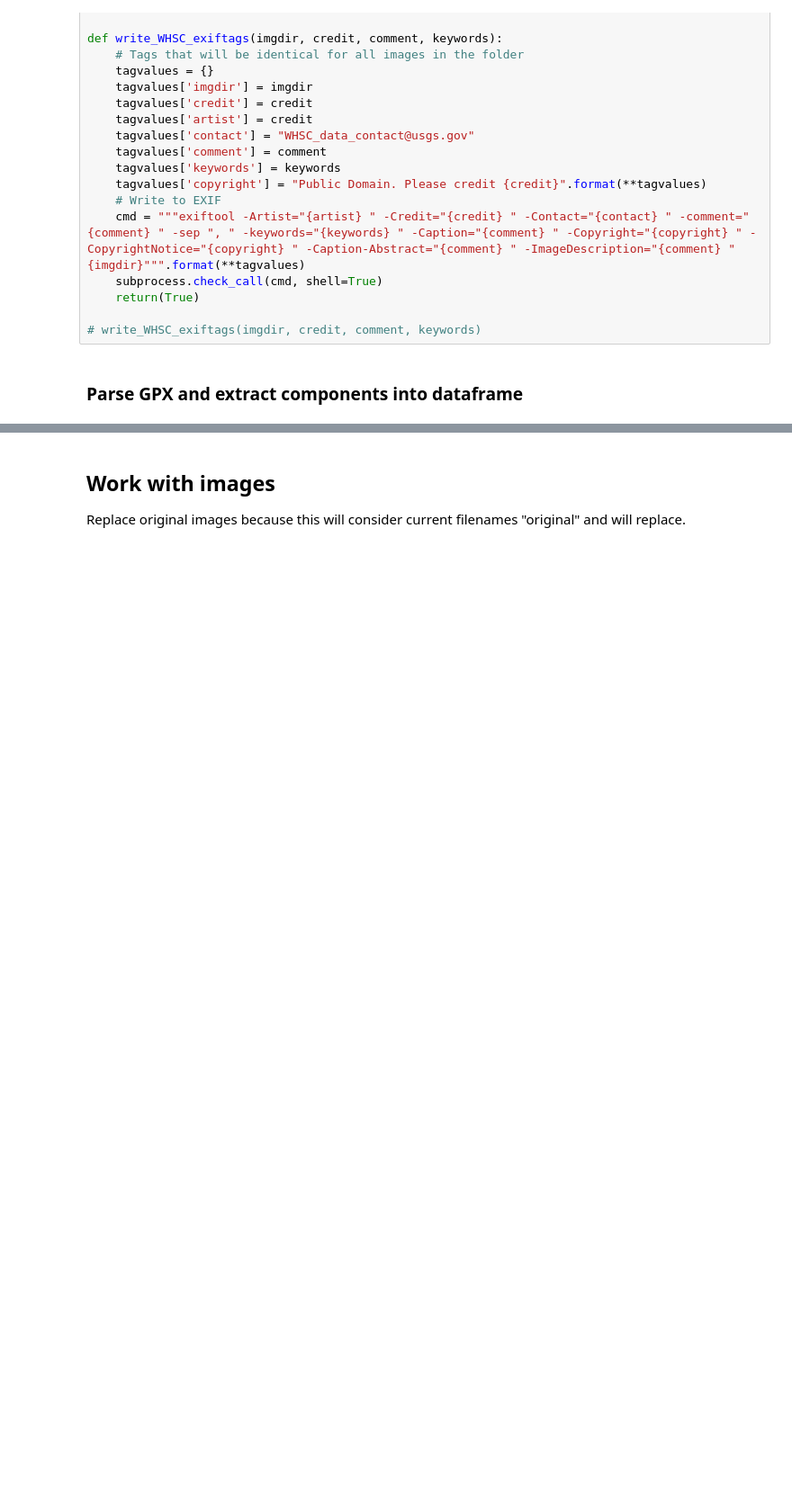
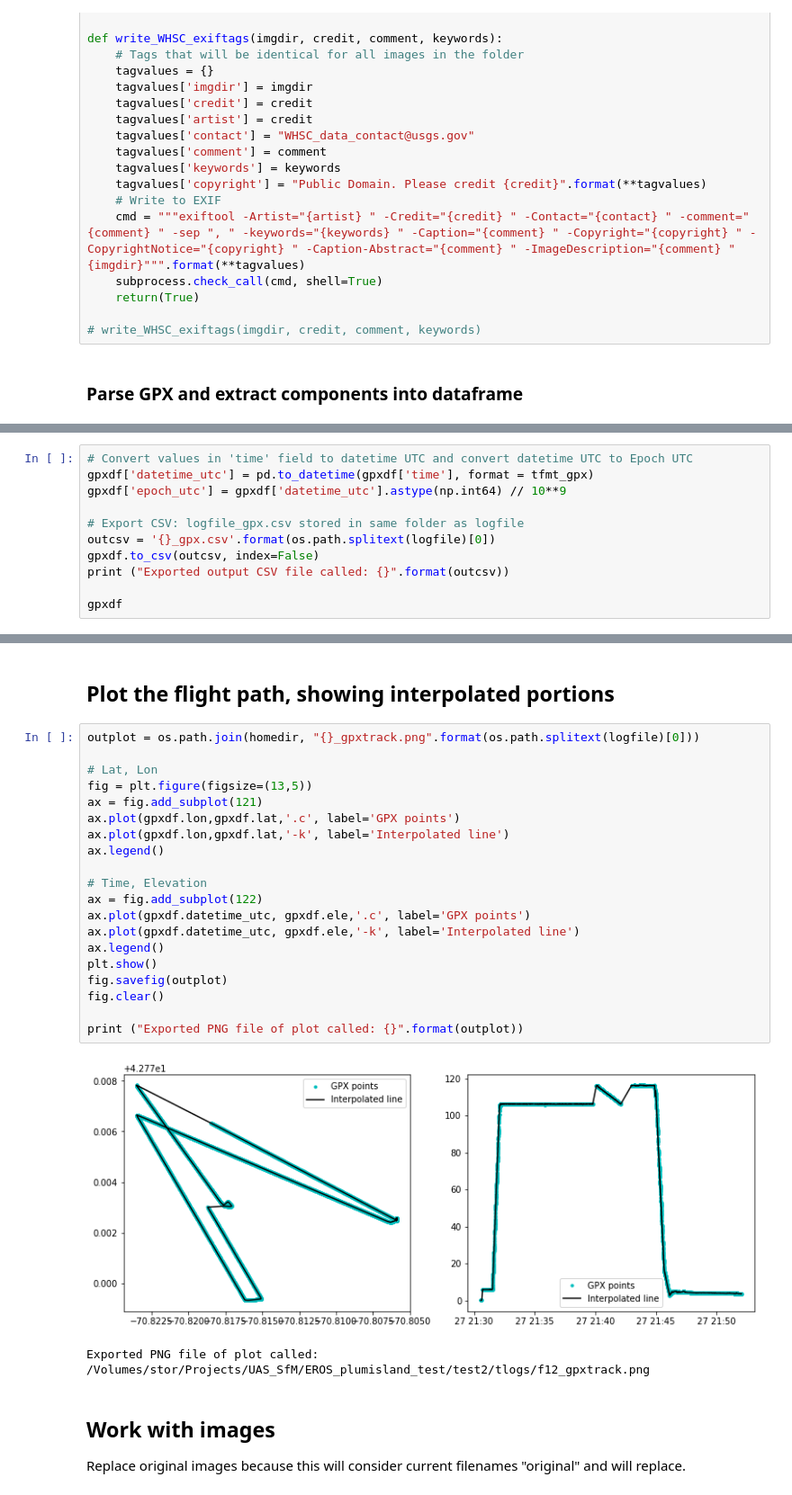
Before and after one commit to esturdivant-usgs/uas-data-publishing, a Jupyter notebook: gpx_to_exif_by_time.ipynb, the cells around one changed output, grey strips where cells are left out. Shown: that part at 90% size. Cells and saved outputs as stored; diff of their text form; blank space fills up the shorter version.

Commit message:
Add folder of sackerman's notebook and old changes.

```diff
--- a/gpx_to_exif_by_time.ipynb
+++ b/gpx_to_exif_by_time.ipynb
@@ -106,0 +129,11 @@ fig.clear()
+# %%
+# Convert values in 'time' field to datetime UTC and convert datetime UTC to Epoch UTC
+gpxdf['datetime_utc'] = pd.to_datetime(gpxdf['time'], format = tfmt_gpx)
+gpxdf['epoch_utc'] = gpxdf['datetime_utc'].astype(np.int64) // 10**9
+
+# Export CSV: logfile_gpx.csv stored in same folder as logfile
+outcsv = '{}_gpx.csv'.format(os.path.splitext(logfile)[0])
+gpxdf.to_csv(outcsv, index=False)
+print ("Exported output CSV file called: {}".format(outcsv))
+
+gpxdf
@@ -107,3 +150,28 @@ fig.clear()
+# %% [markdown]
+## Plot the flight path, showing interpolated portions
+# %%
+outplot = os.path.join(homedir, "{}_gpxtrack.png".format(os.path.splitext(logfile)[0]))
+
+# Lat, Lon
+fig = plt.figure(figsize=(13,5))
+ax = fig.add_subplot(121)
+ax.plot(gpxdf.lon,gpxdf.lat,'.c', label='GPX points')
+ax.plot(gpxdf.lon,gpxdf.lat,'-k', label='Interpolated line')
+ax.legend()
+
+# Time, Elevation
+ax = fig.add_subplot(122)
+ax.plot(gpxdf.datetime_utc, gpxdf.ele,'.c', label='GPX points')
+ax.plot(gpxdf.datetime_utc, gpxdf.ele,'-k', label='Interpolated line')
+ax.legend()
+plt.show()
+fig.savefig(outplot)
+fig.clear()
+
+print ("Exported PNG file of plot called: {}".format(outplot))
+# %% [output]
+[figure, added]
+Exported PNG file of plot called: /Volumes/stor/Projects/UAS_SfM/EROS_plumisland_test/test2/tlogs/f12_gpxtrack.png
 # %% [markdown]
 ## Work with images
 Replace original images because this will consider current filenames "original" and will replace.
```
Also changed, not shown: parts of 9 cells of this notebook, 5 other files.
